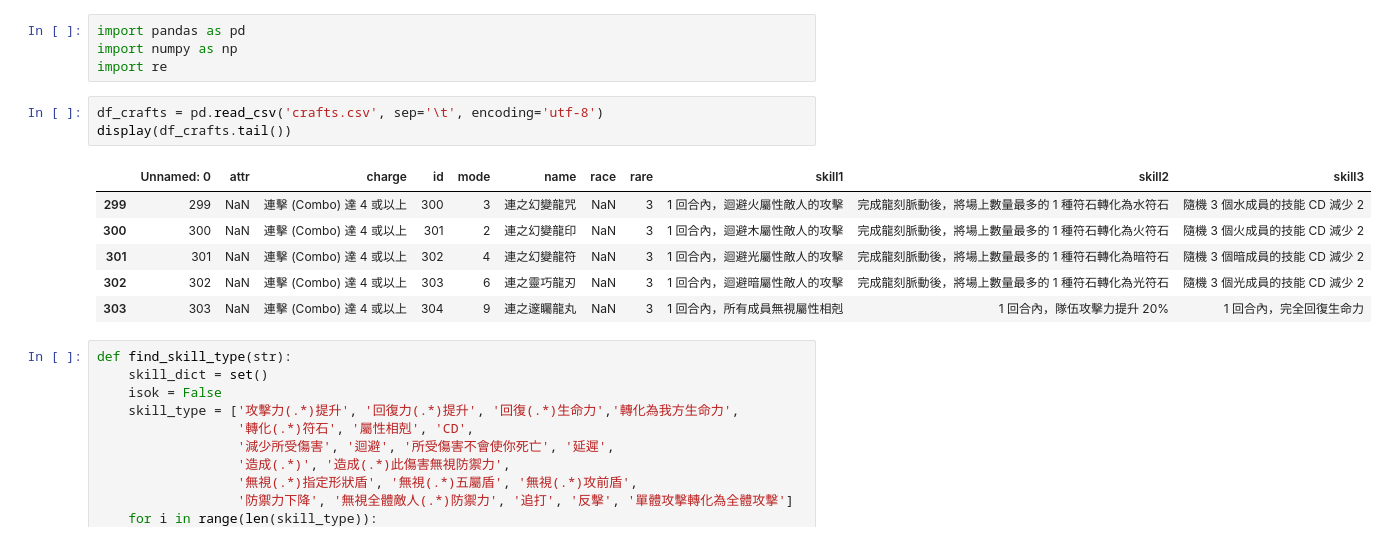
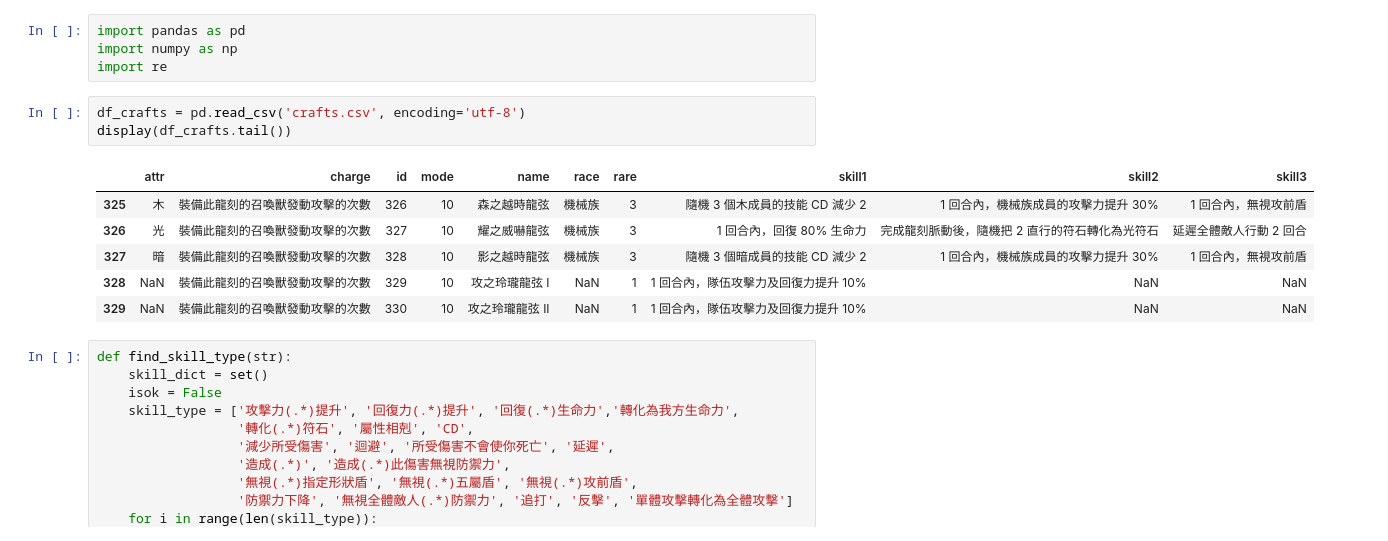
Before and after one commit to kmyiu/tos_craft_search, a Jupyter notebook: craft skill analysis.ipynb, the cells around one changed output. Drawn from its saved outputs; the diff is of its cells as text.

```diff
--- a/craft skill analysis.ipynb
+++ b/craft skill analysis.ipynb
@@ -3,15 +3,15 @@ import pandas as pd
 import numpy as np
 import re
 # %%
-df_crafts = pd.read_csv('crafts.csv', sep='\t', encoding='utf-8')
+df_crafts = pd.read_csv('crafts.csv', encoding='utf-8')
 display(df_crafts.tail())
 # %% [output]
-|  | Unnamed: 0 | attr | charge | id | mode | name | race | rare | skill1 | skill2 | skill3 |
-| 299 | 299 | NaN | 連擊 (Combo) 達 4 或以上 | 300 | 3 | 連之幻變龍咒 | NaN | 3 | 1 回合內，迴避火屬性敵人的攻擊 | 完成龍刻脈動後，將場上數量最多的 1 種符石轉化為水符石 | 隨機 3 個水成員的技能 CD 減少 2 |
-| 300 | 300 | NaN | 連擊 (Combo) 達 4 或以上 | 301 | 2 | 連之幻變龍印 | NaN | 3 | 1 回合內，迴避木屬性敵人的攻擊 | 完成龍刻脈動後，將場上數量最多的 1 種符石轉化為火符石 | 隨機 3 個火成員的技能 CD 減少 2 |
-| 301 | 301 | NaN | 連擊 (Combo) 達 4 或以上 | 302 | 4 | 連之幻變龍符 | NaN | 3 | 1 回合內，迴避光屬性敵人的攻擊 | 完成龍刻脈動後，將場上數量最多的 1 種符石轉化為暗符石 | 隨機 3 個暗成員的技能 CD 減少 2 |
-| 302 | 302 | NaN | 連擊 (Combo) 達 4 或以上 | 303 | 6 | 連之靈巧龍刃 | NaN | 3 | 1 回合內，迴避暗屬性敵人的攻擊 | 完成龍刻脈動後，將場上數量最多的 1 種符石轉化為光符石 | 隨機 3 個光成員的技能 CD 減少 2 |
-| 303 | 303 | NaN | 連擊 (Combo) 達 4 或以上 | 304 | 9 | 連之邃矚龍丸 | NaN | 3 | 1 回合內，所有成員無視屬性相剋 | 1 回合內，隊伍攻擊力提升 20% | 1 回合內，完全回復生命力 |
+|  | attr | charge | id | mode | name | race | rare | skill1 | skill2 | skill3 |
+| 325 | 木 | 裝備此龍刻的召喚獸發動攻擊的次數 | 326 | 10 | 森之越時龍弦 | 機械族 | 3 | 隨機 3 個木成員的技能 CD 減少 2 | 1 回合內，機械族成員的攻擊力提升 30% | 1 回合內，無視攻前盾 |
+| 326 | 光 | 裝備此龍刻的召喚獸發動攻擊的次數 | 327 | 10 | 耀之威嚇龍弦 | 機械族 | 3 | 1 回合內，回復 80% 生命力 | 完成龍刻脈動後，隨機把 2 直行的符石轉化為光符石 | 延遲全體敵人行動 2 回合 |
+| 327 | 暗 | 裝備此龍刻的召喚獸發動攻擊的次數 | 328 | 10 | 影之越時龍弦 | 機械族 | 3 | 隨機 3 個暗成員的技能 CD 減少 2 | 1 回合內，機械族成員的攻擊力提升 30% | 1 回合內，無視攻前盾 |
+| 328 | NaN | 裝備此龍刻的召喚獸發動攻擊的次數 | 329 | 10 | 攻之玲瓏龍弦 I | NaN | 1 | 1 回合內，隊伍攻擊力及回復力提升 10% | NaN | NaN |
+| 329 | NaN | 裝備此龍刻的召喚獸發動攻擊的次數 | 330 | 10 | 攻之玲瓏龍弦 II | NaN | 1 | 1 回合內，隊伍攻擊力及回復力提升 10% | NaN | NaN |
 # %%
 def find_skill_type(str):
     skill_dict = set()
```
Also changed, not shown: parts of 4 cells of this notebook, 6 other files.
